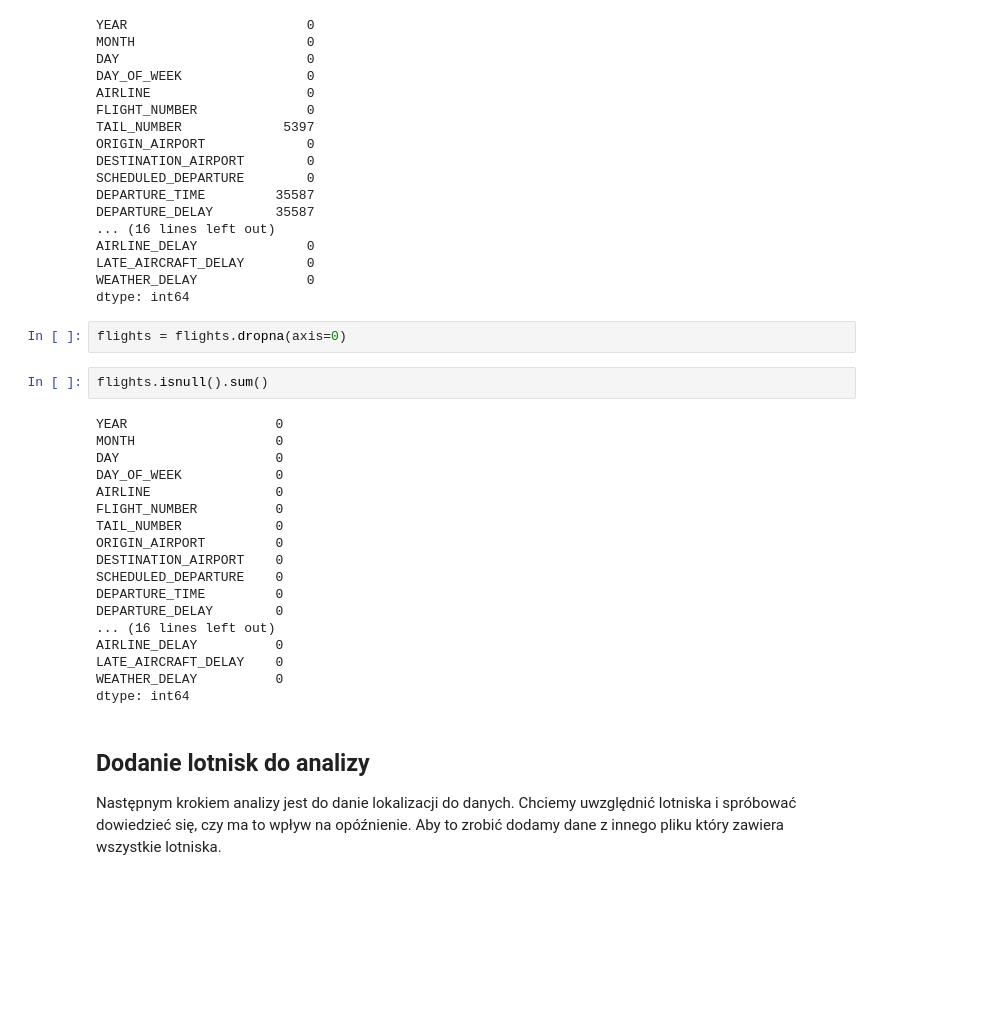
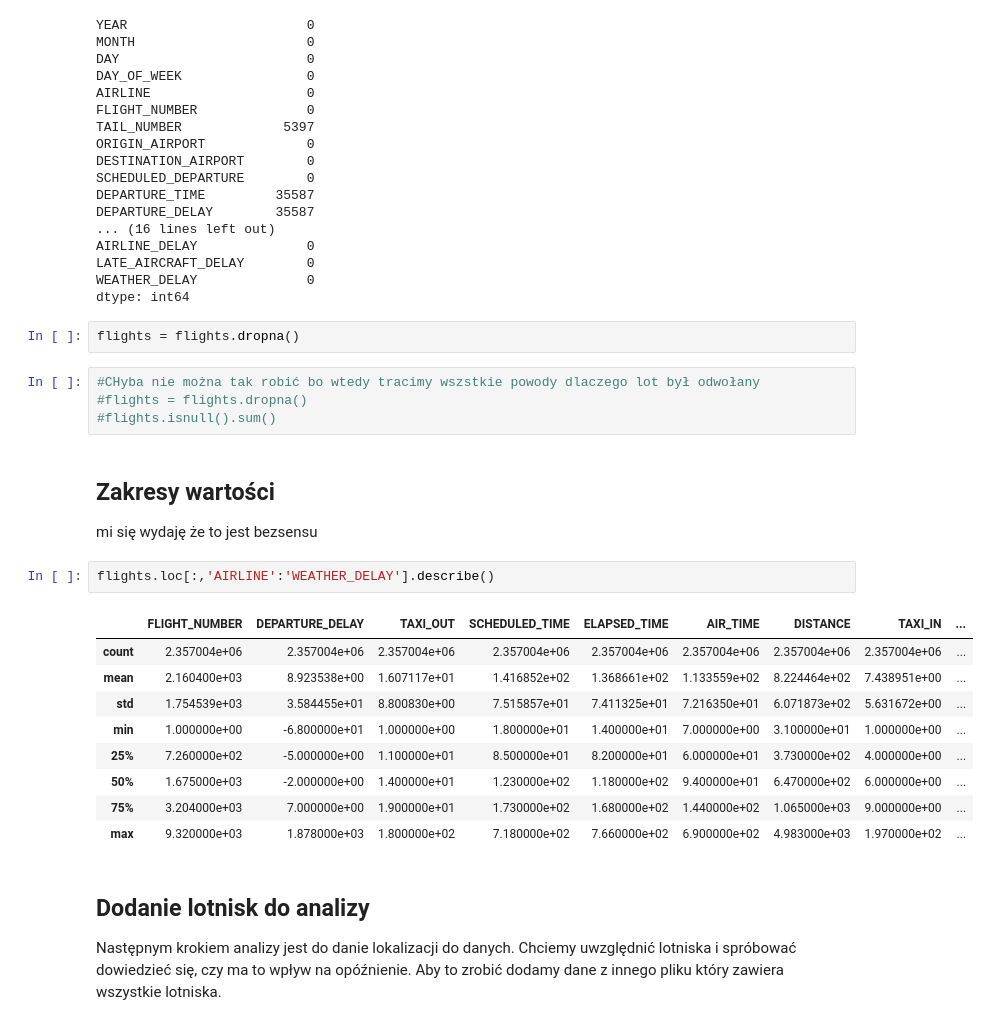
Before and after one commit to knigawkl/flight-delay-prediction, a Jupyter notebook: fligh-delay-prediction.ipynb, the cells around one changed output. Cells and saved outputs as stored; diff of their text form; blank space fills up the shorter version.

```diff
--- a/fligh-delay-prediction.ipynb
+++ b/fligh-delay-prediction.ipynb
@@ -256,27 +265,26 @@ LATE_AIRCRAFT_DELAY        0
 WEATHER_DELAY              0
 dtype: int64
 # %%
-flights = flights.dropna(axis=0)
+flights = flights.dropna()
-# %%
-flights.isnull().sum()
-# %% [output]
-YEAR                   0
-MONTH                  0
-DAY                    0
-DAY_OF_WEEK            0
-AIRLINE                0
-FLIGHT_NUMBER          0
-TAIL_NUMBER            0
-ORIGIN_AIRPORT         0
-DESTINATION_AIRPORT    0
-SCHEDULED_DEPARTURE    0
-DEPARTURE_TIME         0
-DEPARTURE_DELAY        0
-... (16 lines left out)
-AIRLINE_DELAY          0
-LATE_AIRCRAFT_DELAY    0
-WEATHER_DELAY          0
-dtype: int64
+# %%
+#CHyba nie można tak robić bo wtedy tracimy wszstkie powody dlaczego lot był odwołany
+#flights = flights.dropna()
+#flights.isnull().sum()
+# %% [markdown]
+## Zakresy wartości
+mi się wydaję że to jest bezsensu
+# %%
+flights.loc[:,'AIRLINE':'WEATHER_DELAY'].describe()
+# %% [output]
+|  | FLIGHT_NUMBER | DEPARTURE_DELAY | TAXI_OUT | SCHEDULED_TIME | ELAPSED_TIME | AIR_TIME | DISTANCE | TAXI_IN | ... |
+| count | 2.357004e+06 | 2.357004e+06 | 2.357004e+06 | 2.357004e+06 | 2.357004e+06 | 2.357004e+06 | 2.357004e+06 | 2.357004e+06 | ... |
+| mean | 2.160400e+03 | 8.923538e+00 | 1.607117e+01 | 1.416852e+02 | 1.368661e+02 | 1.133559e+02 | 8.224464e+02 | 7.438951e+00 | ... |
+| std | 1.754539e+03 | 3.584455e+01 | 8.800830e+00 | 7.515857e+01 | 7.411325e+01 | 7.216350e+01 | 6.071873e+02 | 5.631672e+00 | ... |
+| min | 1.000000e+00 | -6.800000e+01 | 1.000000e+00 | 1.800000e+01 | 1.400000e+01 | 7.000000e+00 | 3.100000e+01 | 1.000000e+00 | ... |
+| 25% | 7.260000e+02 | -5.000000e+00 | 1.100000e+01 | 8.500000e+01 | 8.200000e+01 | 6.000000e+01 | 3.730000e+02 | 4.000000e+00 | ... |
+| 50% | 1.675000e+03 | -2.000000e+00 | 1.400000e+01 | 1.230000e+02 | 1.180000e+02 | 9.400000e+01 | 6.470000e+02 | 6.000000e+00 | ... |
+| 75% | 3.204000e+03 | 7.000000e+00 | 1.900000e+01 | 1.730000e+02 | 1.680000e+02 | 1.440000e+02 | 1.065000e+03 | 9.000000e+00 | ... |
+| max | 9.320000e+03 | 1.878000e+03 | 1.800000e+02 | 7.180000e+02 | 7.660000e+02 | 6.900000e+02 | 4.983000e+03 | 1.970000e+02 | ... |
 # %% [markdown]
 ## Dodanie lotnisk do analizy
 
```
Also changed, not shown: parts of 3 cells of this notebook.
